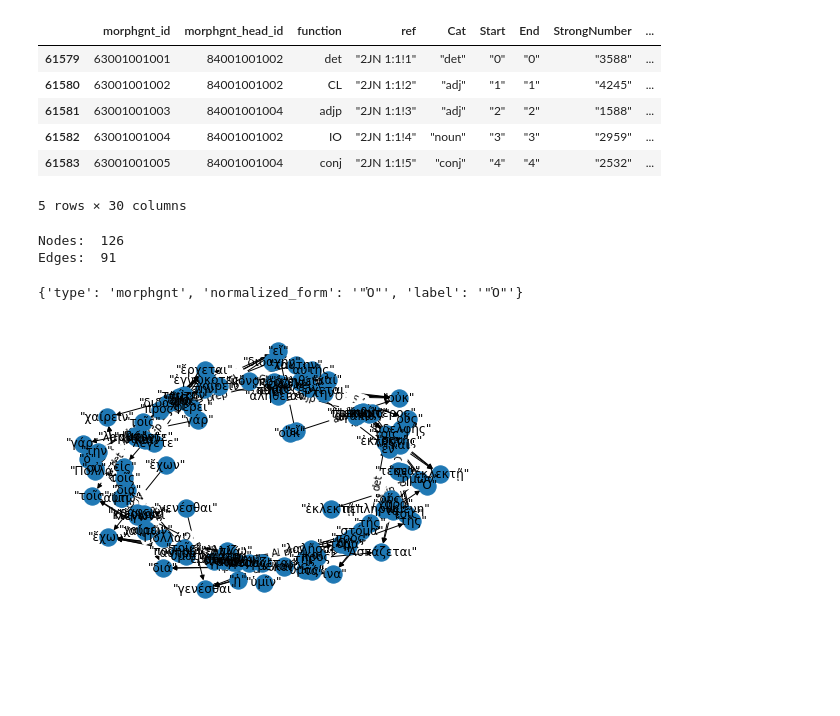
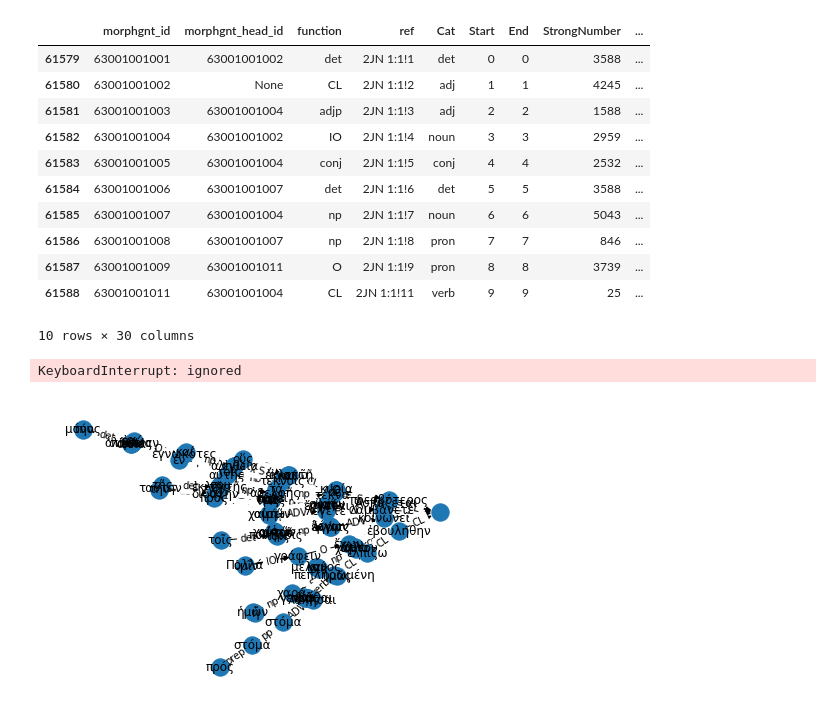
Before and after one commit to ryderwishart/biblical-machine-learning, a Jupyter notebook: syntax_knowledge_graph.ipynb, the cells around one changed output. Cells and saved outputs as stored; diff of their text form; code cells hidden in the pictures; blank space fills up the shorter version.

Commit message:
Update data parsing and graph building

```diff
--- a/syntax_knowledge_graph.ipynb
+++ b/syntax_knowledge_graph.ipynb
@@ -34,7 +34,7 @@ def read_lines(file_path):
             line_dict['morphgnt_head_id'] = head_id
             line_dict['function'] = func
             for field in fields[5:]:
-                key, value = field.split('=')
+                key, value = field.replace('"', '').split('=')
                 line_dict[key] = value
             lines.append(line_dict)
         return lines
@@ -50,23 +50,29 @@ frame = pd.DataFrame(lines)
 
 subset_df = frame[frame['ref'].str.contains('2JN 1:1')]
 # %%
-subset_df.head()
+subset_df.head(10)
 # %% [output]
 |  | morphgnt_id | morphgnt_head_id | function | ref | Cat | Start | End | StrongNumber | ... |
-| 61579 | 63001001001 | 84001001002 | det | "2JN 1:1!1" | "det" | "0" | "0" | "3588" | ... |
-| 61580 | 63001001002 | 84001001002 | CL | "2JN 1:1!2" | "adj" | "1" | "1" | "4245" | ... |
-| 61581 | 63001001003 | 84001001004 | adjp | "2JN 1:1!3" | "adj" | "2" | "2" | "1588" | ... |
-| 61582 | 63001001004 | 84001001002 | IO | "2JN 1:1!4" | "noun" | "3" | "3" | "2959" | ... |
-| 61583 | 63001001005 | 84001001004 | conj | "2JN 1:1!5" | "conj" | "4" | "4" | "2532" | ... |
+| 61579 | 63001001001 | 63001001002 | det | 2JN 1:1!1 | det | 0 | 0 | 3588 | ... |
+| 61580 | 63001001002 | None | CL | 2JN 1:1!2 | adj | 1 | 1 | 4245 | ... |
+| 61581 | 63001001003 | 63001001004 | adjp | 2JN 1:1!3 | adj | 2 | 2 | 1588 | ... |
+| 61582 | 63001001004 | 63001001002 | IO | 2JN 1:1!4 | noun | 3 | 3 | 2959 | ... |
+| 61583 | 63001001005 | 63001001004 | conj | 2JN 1:1!5 | conj | 4 | 4 | 2532 | ... |
+| 61584 | 63001001006 | 63001001007 | det | 2JN 1:1!6 | det | 5 | 5 | 3588 | ... |
+| 61585 | 63001001007 | 63001001004 | np | 2JN 1:1!7 | noun | 6 | 6 | 5043 | ... |
+| 61586 | 63001001008 | 63001001007 | np | 2JN 1:1!8 | pron | 7 | 7 | 846 | ... |
+| 61587 | 63001001009 | 63001001011 | O | 2JN 1:1!9 | pron | 8 | 8 | 3739 | ... |
+| 61588 | 63001001011 | 63001001004 | CL | 2JN 1:1!11 | verb | 9 | 9 | 25 | ... |
-5 rows × 30 columns
+10 rows × 30 columns
 # %%
 import networkx as nx
 
-selected_frame = subset_df # frame for full NT
+selected_frame = frame
 
 # Initialize an empty directed graph
 G = nx.DiGraph()
-
+labels = {}
+# FIXME: make this into two loops to reduce order of complexity
 # Iterate through the dataset rows and add nodes and edges
 for index, row in selected_frame.iterrows():
     morphgnt_id = row['morphgnt_id']
@@ -74,20 +80,26 @@ for index, row in selected_frame.iterrows():
     function = row['function']
     normalized_form = row['NormalizedForm']
     pos = row['Cat']
+    labels[morphgnt_id] = normalized_form
+
+    # Find head_id row in df
+    head_rows = selected_frame[selected_frame['morphgnt_id'] == morphgnt_head_id]
+    if len(head_rows) > 0:
+        head_row = head_rows.iloc[0]
+    # head_function = head_row['function']
+    head_normalized_form = head_row['NormalizedForm']
+    head_pos = head_row['Cat']
 
     # Add nodes for morphgnt_id and morphgnt_head_id if they don't exist
     if not G.has_node(morphgnt_id):
-        G.add_node(morphgnt_id, type='morphgnt', normalized_form=normalized_form, label=normalized_form)
+        G.add_node(morphgnt_id, type=pos, normalized_form=normalized_form, label=normalized_form)
     if not G.has_node(morphgnt_head_id):
-        G.add_node(morphgnt_head_id, type='morphgnt', label=normalized_form)
+        G.add_node(morphgnt_head_id, type=head_pos, label=head_normalized_form) # FIXME: this is the wrong label here
 
-    # Check if the node corresponds to a verb, and if so, add an edge instead of a node
-    if pos == 'verb':
-        # Add an edge between morphgnt_id and morphgnt_head_id with the 'function' as an attribute
-        G.add_edge(morphgnt_head_id, morphgnt_id, label=normalized_form, function=function)
-    else:
-        # Add an edge between morphgnt_id and morphgnt_head_id with the 'function' as an attribute
-        G.add_edge(morphgnt_id, morphgnt_head_id, label=function, function=function)
+    # Add an edge between morphgnt_id and morphgnt_head_id with the 'function' as an attribute
+    G.add_edge(morphgnt_id, morphgnt_head_id, label=function, function=function)
+# %% [output]
+KeyboardInterrupt: ignored
 # %%
 # source_node = 'source_morphgnt_id'
 # target_node = 'target_morphgnt_id'
@@ -96,39 +108,32 @@ for index, row in selected_frame.iterrows():
 # %%
 print('Nodes: ', G.number_of_nodes())
 print('Edges: ', G.number_of_edges())
-# %% [output]
-Nodes:  126
-Edges:  91
-# %%
-G.nodes['63001001001']
-# %% [output]
-{'type': 'morphgnt', 'normalized_form': '"Ὁ"', 'label': '"Ὁ"'}
 # %%
 # import matplotlib.pyplot as plt
 
 # pos = nx.spring_layout(G)
 # nx.draw(G, pos, with_labels=True)
 # edge_labels = nx.get_edge_attributes(G, 'function')
 # nx.draw_networkx_edge_labels(G, pos, edge_labels=edge_labels)
 # plt.show()
 
 import matplotlib.pyplot as plt
 
 pos = nx.kamada_kawai_layout(G)
 
 # Create a dictionary that maps node IDs to their labels
-labels = {node_id: G.nodes[node_id]['label'] for node_id in G.nodes()}
+# labels = {node_id: G.nodes[node_id]['label'] for node_id in G.nodes()}
 
 # Draw the graph with node labels
 nx.draw(G, pos, with_labels=True, labels=labels)
 
 # Draw edge labels as before
 edge_labels = nx.get_edge_attributes(G, 'function')
 nx.draw_networkx_edge_labels(G, pos, edge_labels=edge_labels)
 
 plt.show()
 # %% [output]
-[figure, old version]
+[figure, new version]
 # %%
 import matplotlib.pyplot as plt
 
```
Also changed, not shown: parts of 3 cells of this notebook.
